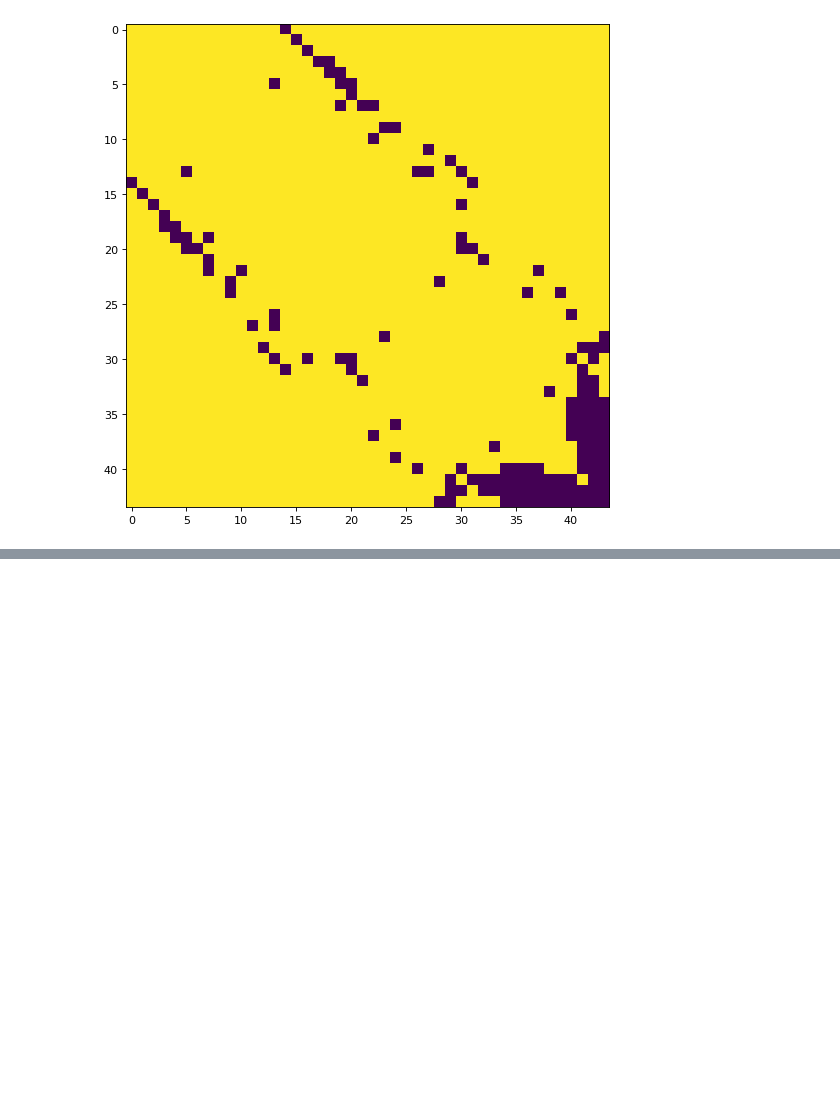
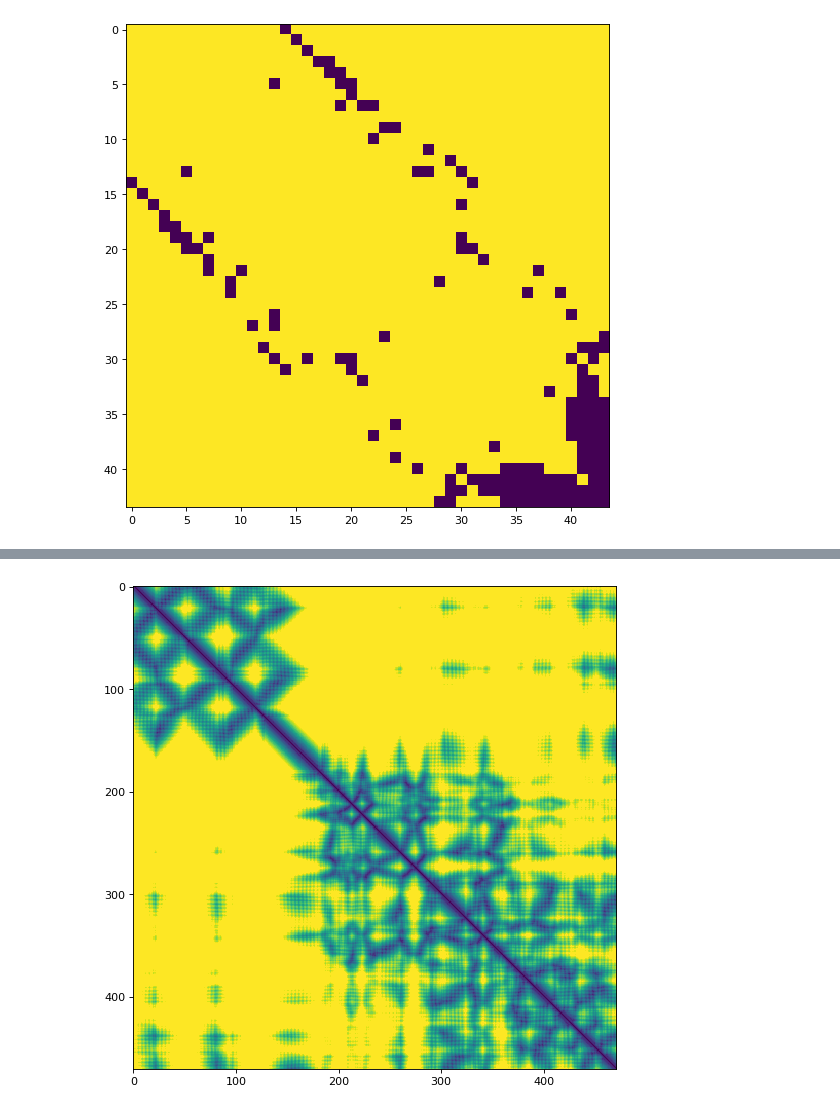
Before and after one commit to ychuhp/scoring_random_omega, a Jupyter notebook: Untitled.ipynb, the cells around one changed output, grey strips where cells are left out. Drawn from its saved outputs; the diff is of its cells as text; code cells hidden in the pictures; blank space fills up the shorter version.

```diff
--- a/Untitled.ipynb
+++ b/Untitled.ipynb
@@ -255,0 +296,5 @@ util.plot_image(x)
+# %%
+e = torch.load('af2_distm_mlkl/dist')
+util.plot_image(e)
+# %% [output]
+[figure, added]
```
Also changed, not shown: parts of 7 cells of this notebook, 26 other files.
